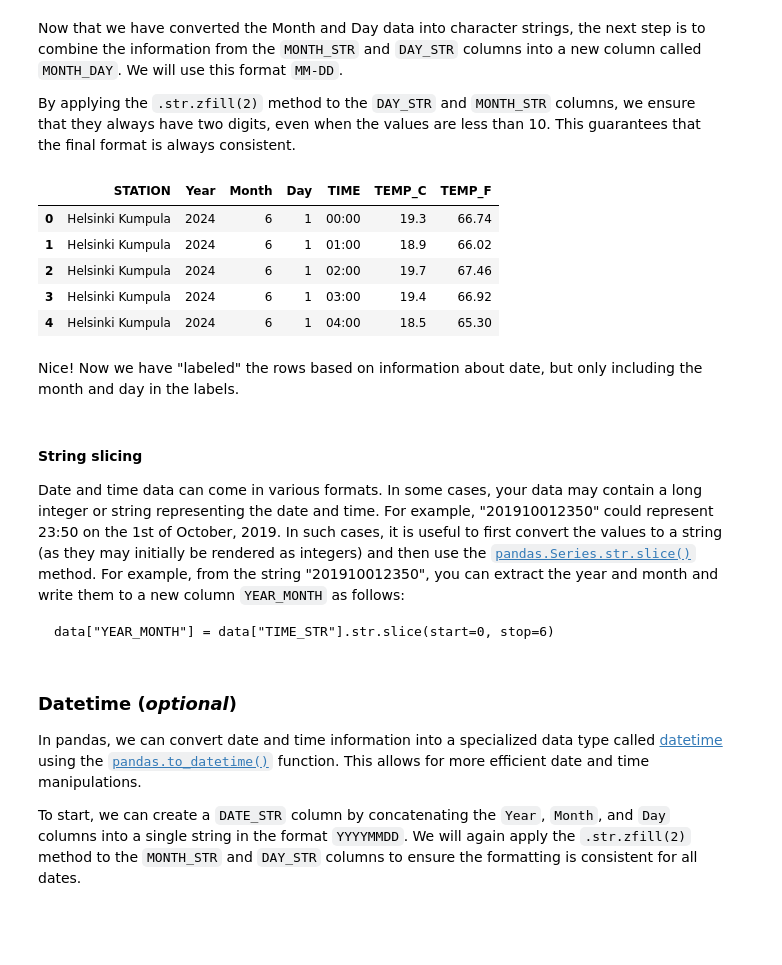
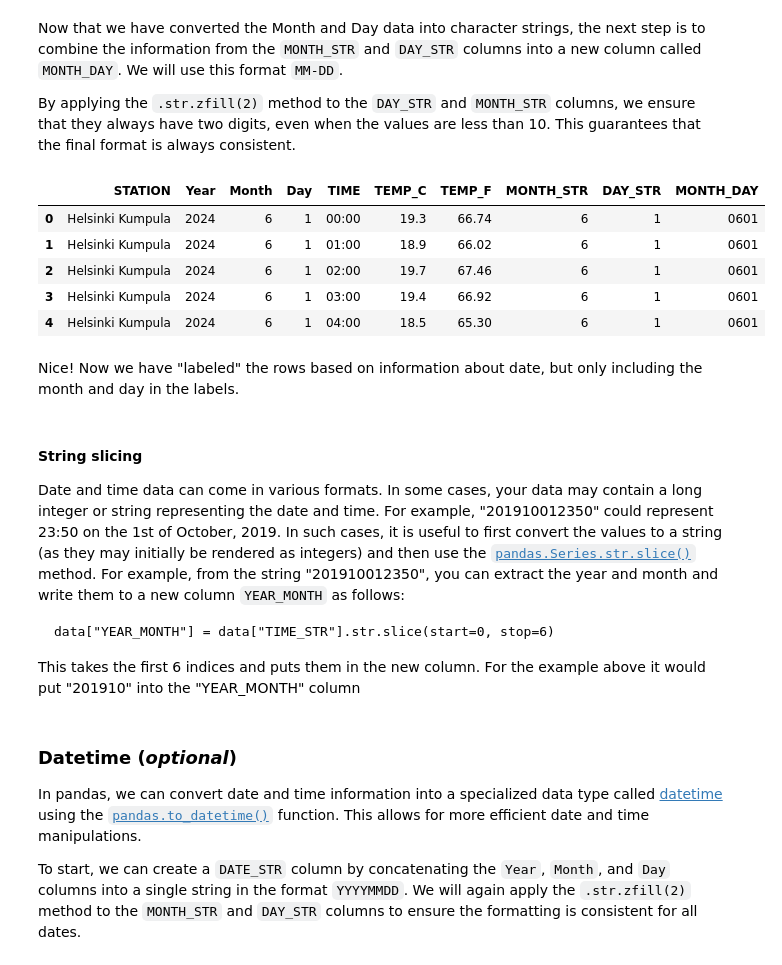
Before and after one commit to heattard/geo-python, a Jupyter notebook: source/notebooks/L6/advanced-data-processing-with-pandas.ipynb, the cells around one changed output. Cells and saved outputs as stored; diff of their text form; code cells hidden in the pictures; blank space fills up the shorter version.

Commit message:
updated the time section

````diff
--- a/source/notebooks/L6/advanced-data-processing-with-pandas.ipynb
+++ b/source/notebooks/L6/advanced-data-processing-with-pandas.ipynb
@@ -471,0 +504,4 @@ Before taking that step, hwever, we should first convert the contents in the `Mo
+# %%
+# Convert to string
+data[["MONTH_STR","DAY_STR"]] = data[["Month","Day"]].astype(str)
+data.head()
@@ -475,17 +518,17 @@ Now that we have converted the Month and Day data into character strings, the ne
 By applying the `.str.zfill(2)` method to the `DAY_STR` and `MONTH_STR` columns, we ensure that they always have two digits, even when the values are less than 10. This guarantees that the final format is always consistent.
 # %%
 # Combine the two strings
-
+data["MONTH_DAY"]=data["MONTH_STR"].str.zfill(2)+data["DAY_STR"].str.zfill(2)
 
 # Let's see what we have
 data.head()
 # %% [output]
-|  | STATION | Year | Month | Day | TIME | TEMP_C | TEMP_F |
-| 0 | Helsinki Kumpula | 2024 | 6 | 1 | 00:00 | 19.3 | 66.74 |
-| 1 | Helsinki Kumpula | 2024 | 6 | 1 | 01:00 | 18.9 | 66.02 |
-| 2 | Helsinki Kumpula | 2024 | 6 | 1 | 02:00 | 19.7 | 67.46 |
-| 3 | Helsinki Kumpula | 2024 | 6 | 1 | 03:00 | 19.4 | 66.92 |
-| 4 | Helsinki Kumpula | 2024 | 6 | 1 | 04:00 | 18.5 | 65.30 |
+|  | STATION | Year | Month | Day | TIME | TEMP_C | TEMP_F | MONTH_STR | DAY_STR | MONTH_DAY |
+| 0 | Helsinki Kumpula | 2024 | 6 | 1 | 00:00 | 19.3 | 66.74 | 6 | 1 | 0601 |
+| 1 | Helsinki Kumpula | 2024 | 6 | 1 | 01:00 | 18.9 | 66.02 | 6 | 1 | 0601 |
+| 2 | Helsinki Kumpula | 2024 | 6 | 1 | 02:00 | 19.7 | 67.46 | 6 | 1 | 0601 |
+| 3 | Helsinki Kumpula | 2024 | 6 | 1 | 03:00 | 19.4 | 66.92 | 6 | 1 | 0601 |
+| 4 | Helsinki Kumpula | 2024 | 6 | 1 | 04:00 | 18.5 | 65.30 | 6 | 1 | 0601 |
 # %% [markdown]
 Nice! Now we have "labeled" the rows based on information about date, but only including the month and day in the labels.
 # %% [markdown]
@@ -496,6 +539,8 @@ Date and time data can come in various formats. In some cases, your data may con
 ```
 data["YEAR_MONTH"] = data["TIME_STR"].str.slice(start=0, stop=6)
 ```
+
+This takes the first 6 indices and puts them in the new column. For the example above it would put "201910" into the "YEAR_MONTH" column
 # %% [markdown]
 ### Datetime (*optional*)
 
````
Also changed, not shown: parts of 7 cells of this notebook.
